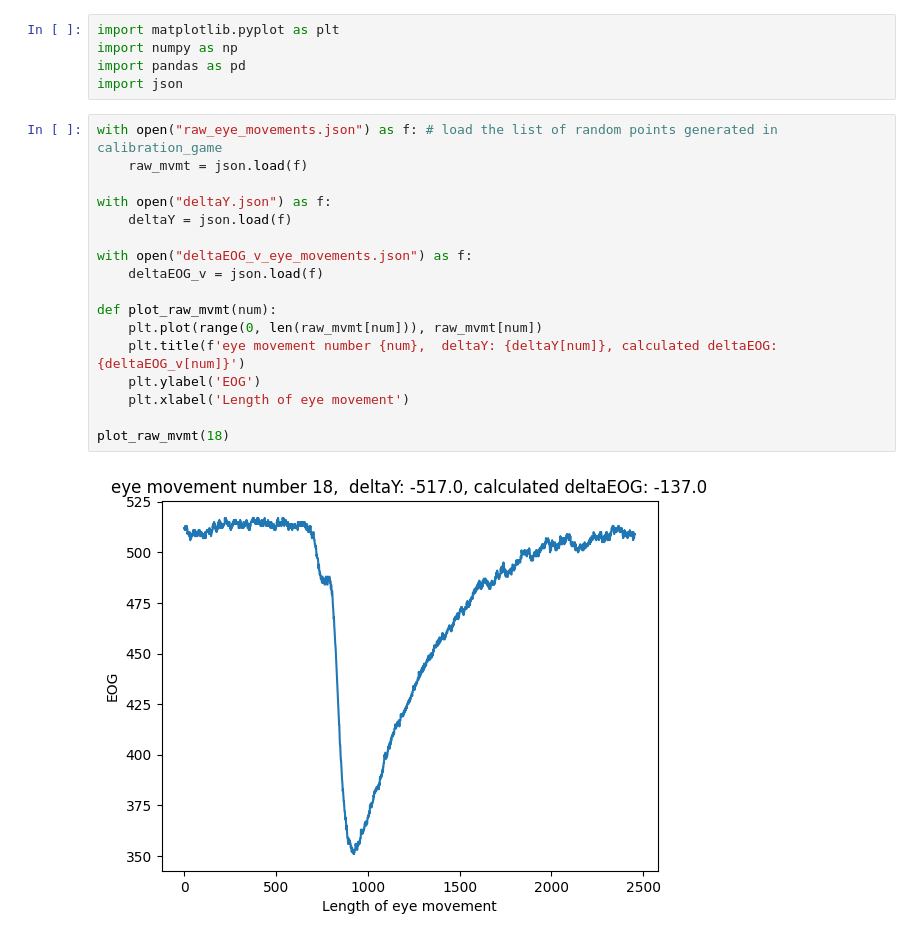
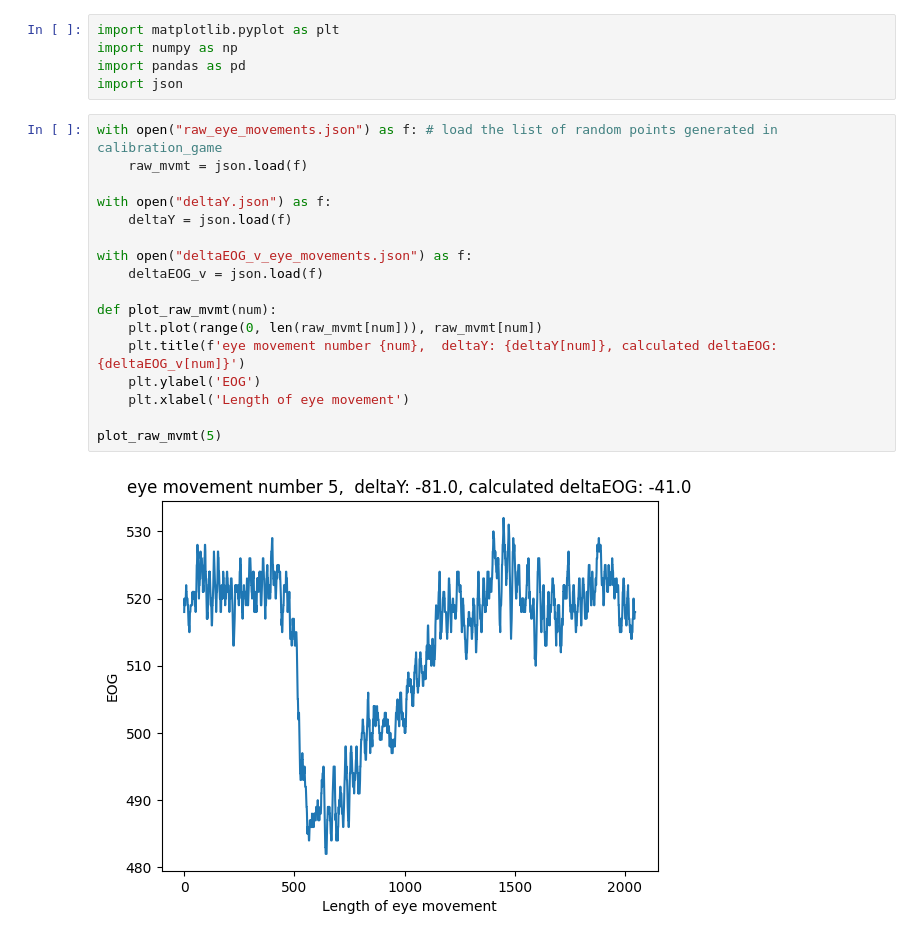
Before and after one commit to GTMRC-Industry/EOG-Software, a Jupyter notebook: graph_results.ipynb, the cells around one changed output. Drawn from its saved outputs; the diff is of its cells as text.

```diff
--- a/graph_results.ipynb
+++ b/graph_results.ipynb
@@ -6,22 +6,22 @@ import json
 # %%
 with open("raw_eye_movements.json") as f: # load the list of random points generated in calibration_game
     raw_mvmt = json.load(f)
 
 with open("deltaY.json") as f:
     deltaY = json.load(f)
 
 with open("deltaEOG_v_eye_movements.json") as f:
     deltaEOG_v = json.load(f)
 
 def plot_raw_mvmt(num):
     plt.plot(range(0, len(raw_mvmt[num])), raw_mvmt[num])
     plt.title(f'eye movement number {num},  deltaY: {deltaY[num]}, calculated deltaEOG: {deltaEOG_v[num]}')
     plt.ylabel('EOG')
     plt.xlabel('Length of eye movement')
 
-plot_raw_mvmt(18)
+plot_raw_mvmt(5)
 # %% [output]
-[figure, old version]
+[figure, new version]
 # %%
 with open("deltaEOG_v_eye_movements.json") as f: # load the list of random points generated in calibration_game
     deltaEOG_V = json.load(f)
```
Also changed, not shown: parts of 2 cells of this notebook, 12 other files.
